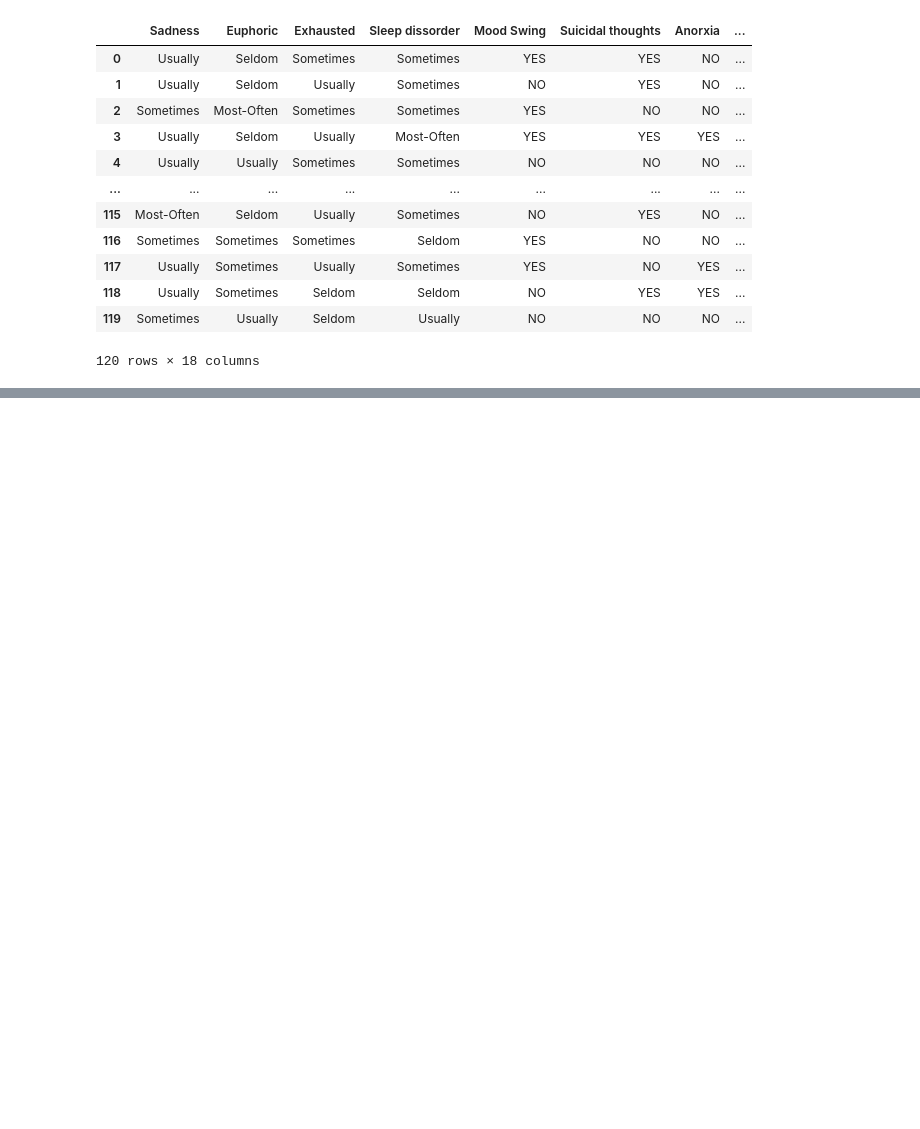
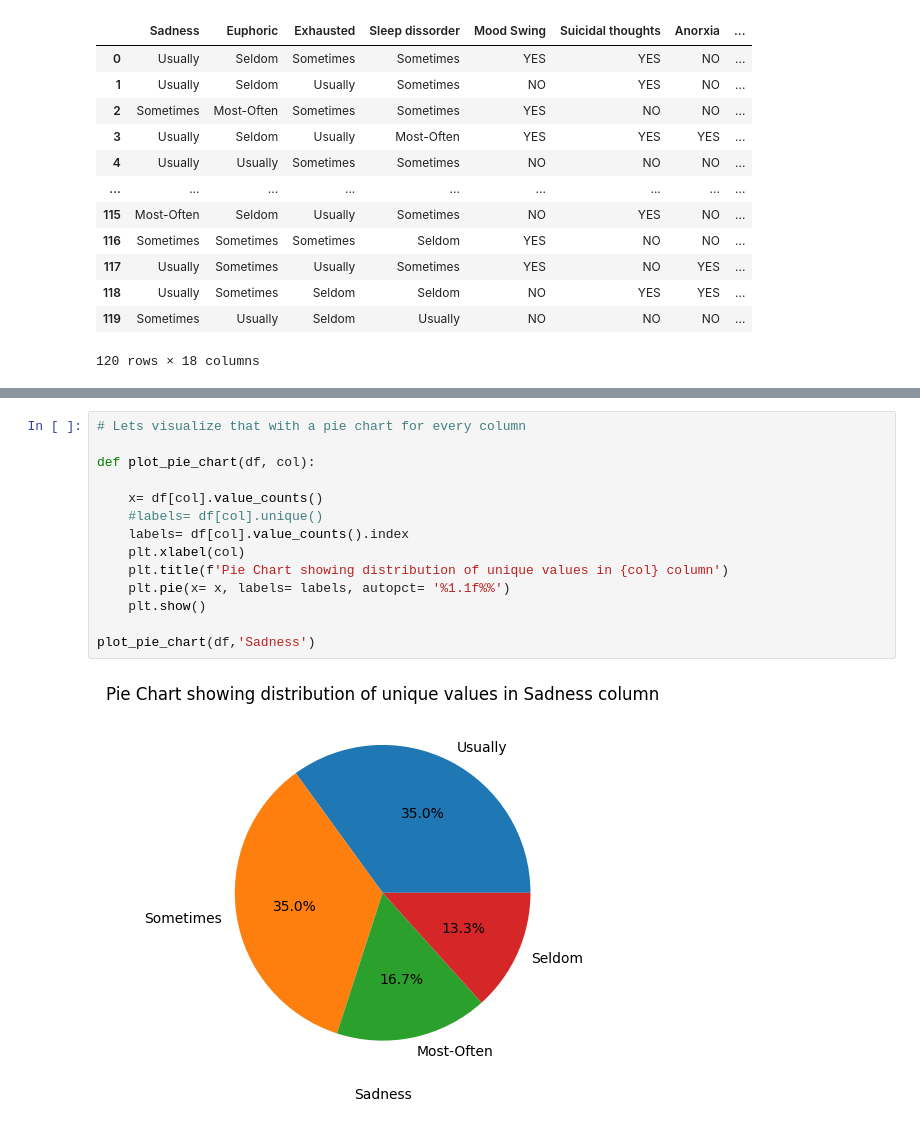
Before and after one commit to Chinmaya0201/Mental-Disorder-Classification, a Jupyter notebook: Notebook/EDA.ipynb, the cells around one changed output, grey strips where cells are left out. Saved outputs shown, nothing was run; the diff lists cells and outputs as text; blank space fills up the shorter version.

```diff
--- a/Notebook/EDA.ipynb
+++ b/Notebook/EDA.ipynb
@@ -154,0 +188,16 @@ df
+# %%
+# Lets visualize that with a pie chart for every column
+
+def plot_pie_chart(df, col):
+
+    x= df[col].value_counts()
+    #labels= df[col].unique()
+    labels= df[col].value_counts().index
+    plt.xlabel(col)
+    plt.title(f'Pie Chart showing distribution of unique values in {col} column')
+    plt.pie(x= x, labels= labels, autopct= '%1.1f%%')
+    plt.show()
+
+plot_pie_chart(df,'Sadness')
+# %% [output]
+[figure, added]
```
Also changed, not shown: parts of 12 cells of this notebook, 1 other file.
